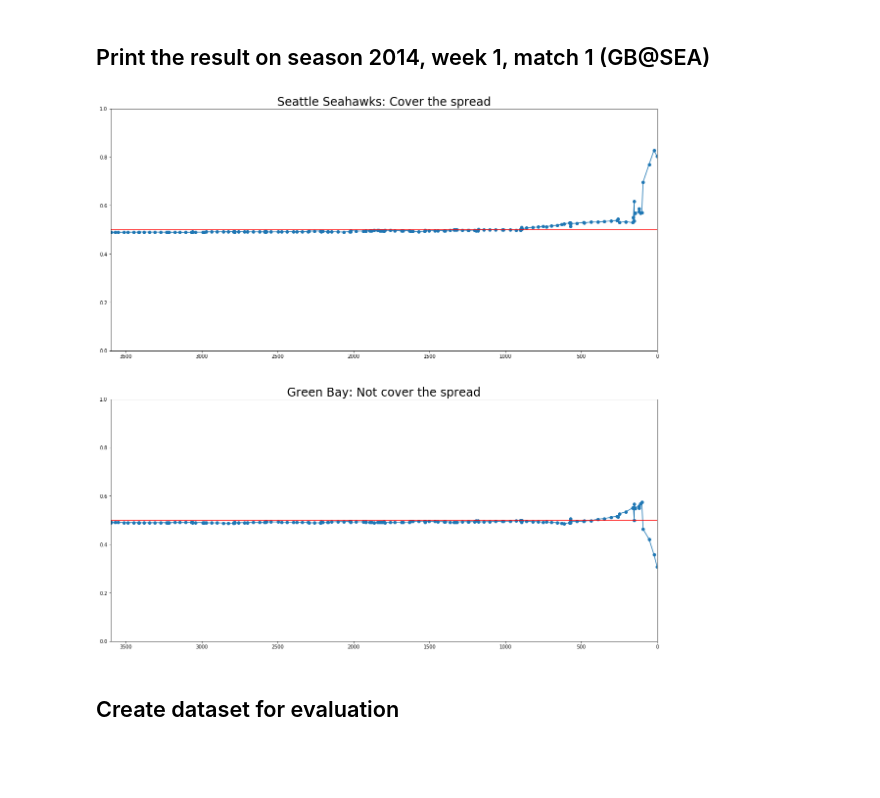
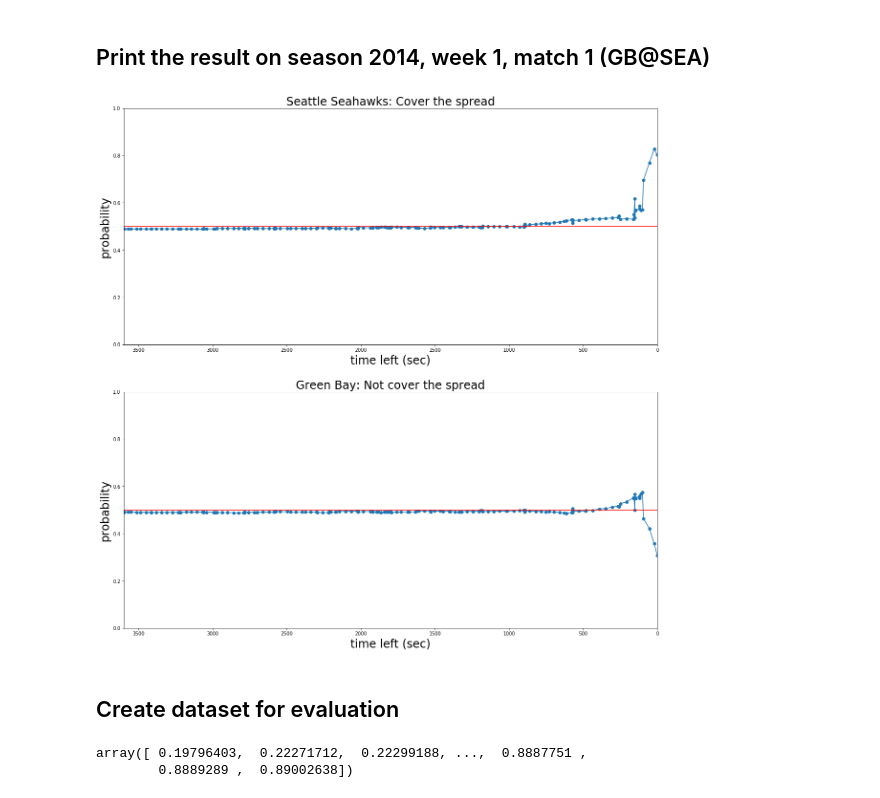
Before and after one commit to tyagi-iiitv/NFLLive, a Jupyter notebook: Baseline.ipynb, the cells around one changed output. Drawn from its saved outputs; the diff is of its cells as text; code cells hidden in the pictures; blank space fills up the shorter version.

```diff
--- a/Baseline.ipynb
+++ b/Baseline.ipynb
@@ -88,32 +82,42 @@ prob_u = [p[1] for p in prob_u]
 # %%
 f, (ax1, ax2) = plt.subplots(2, 1, figsize=(20, 20))
 
 
 ax1.scatter(d_f.lefttime, prob_f)
 ax1.plot(d_f.lefttime, prob_f)
 ax1.set_xlim(d_f.lefttime.max(), d_f.lefttime.min())
 ax1.set_ylim(0, 1, 0.1)
 ax1.axhline(y=0.5, color='r', linestyle='-')
 ax1.set_title('Seattle Seahawks: Cover the spread', fontsize=24)
+ax1.set_xlabel('time left (sec)', fontsize=24)
+ax1.set_ylabel('probability', fontsize=24)
 
 ax2.scatter(d_u.lefttime, prob_u)
 ax2.plot(d_u.lefttime, prob_u)
 ax2.set_xlim(d_u.lefttime.max(), d_u.lefttime.min())
 ax2.set_ylim(0, 1, 0.1)
 ax2.axhline(y=0.5, color='r', linestyle='-')
 ax2.set_title('Green Bay: Not cover the spread', fontsize=24)
+ax2.set_xlabel('time left (sec)', fontsize=24)
+ax2.set_ylabel('probability', fontsize=24)
+
 
 
 
 
 
 plt.show()
 # %% [output]
-[figure, old version]
+[figure, new version]
 # %% [markdown]
 ## Create dataset for evaluation
 # %%
-prob = lg.predict_proba(dat.loc[:,['lefttime', 'yrdln', 'score']])
+X = normalize(dat.loc[:,['lefttime', 'yrdln', 'score']])
+prob = lg.predict_proba(X)
 cover_prob = [p[1] for p in prob]
 dat['prob'] = pd.Series(cover_prob)
 dat.to_csv('data/baseline_need_evaluate.csv', index=False)
+np.unique(cover_prob)
+# %% [output]
+array([ 0.19796403,  0.22271712,  0.22299188, ...,  0.8887751 ,
+        0.8889289 ,  0.89002638])
```
Also changed, not shown: parts of 2 cells of this notebook, 3 other files.
